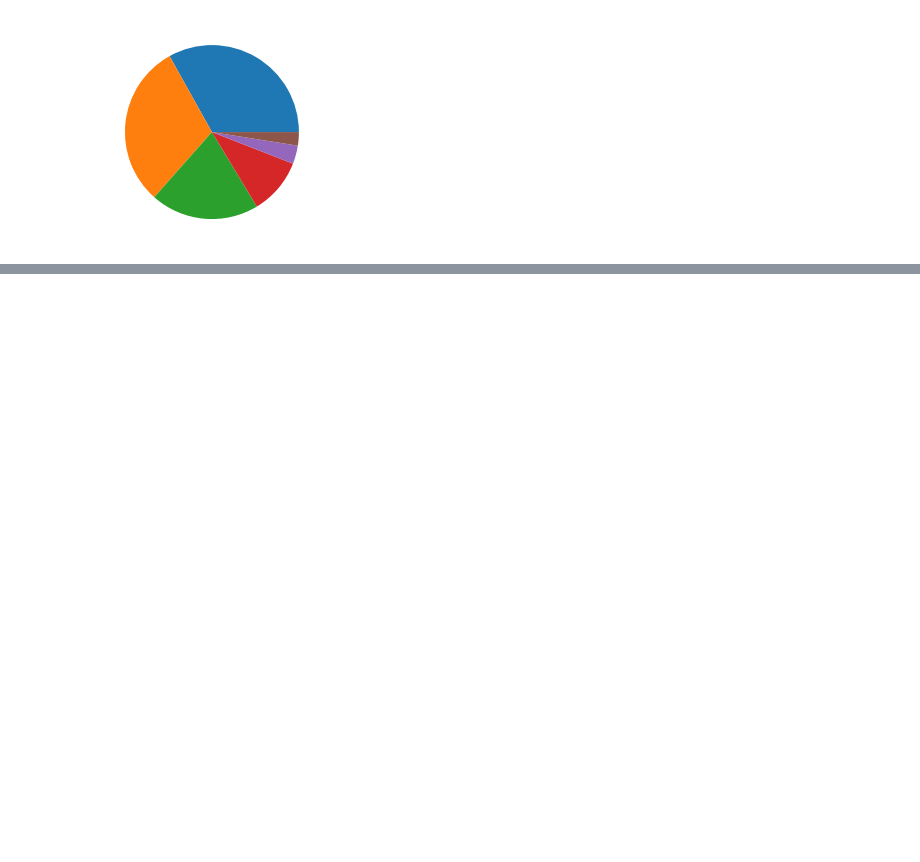
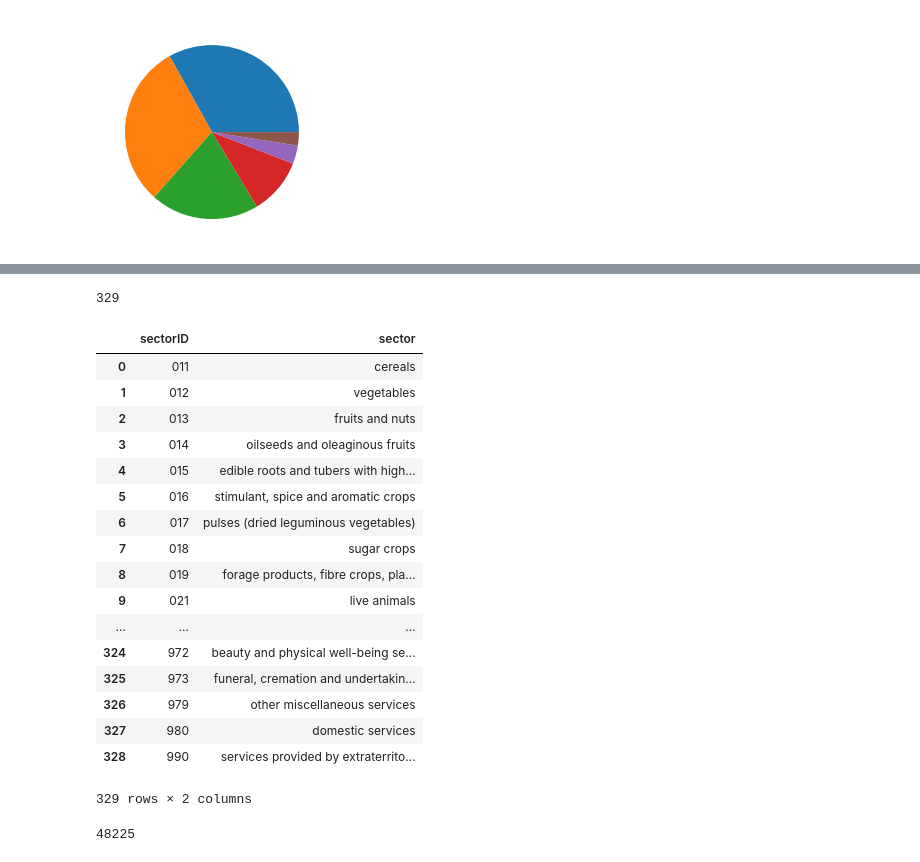
Before and after one commit to tjroginsky/CMPS-3660-Tutorial, a Jupyter notebook: Milestone2-notebook.ipynb, the cells around one changed output, grey strips where cells are left out. Drawn from its saved outputs; the diff is of its cells as text; code cells hidden in the pictures; blank space fills up the shorter version.

```diff
--- a/Milestone2-notebook.ipynb
+++ b/Milestone2-notebook.ipynb
@@ -414,0 +339,6 @@ df_trade
+# %%
+r = rq.get('https://www.globaltradealert.org/sectors')
+bisque = BeautifulSoup(r.text, 'html.parser')
+crabby = bisque.prettify()
+sector_lists = bisque.find("ul", class_="list-unstyled sector_search")
+bisque.find("ul", class_="list-unstyled sector_search")
@@ -414,0 +363,3 @@ df_trade
+# %%
+sector_li = sector_lists.find_all("li")
+sector_li
@@ -414,0 +384,37 @@ df_trade
+# %%
+len(sector_li)
+# %% [output]
+329
+# %%
+sectorIDs = []
+sectorNames = []
+
+for i in range(0, 329):
+    sectorIDs.append(sector_li[i]['id'][7:])
+    sectorNames.append(sector_li[i]['name'])
+# %%
+sector_df = pd.DataFrame({'sectorID': sectorIDs, 'sector': sectorNames})
+sector_df
+# %% [output]
+|  | sectorID | sector |
+| 0 | 011 | cereals |
+| 1 | 012 | vegetables |
+| 2 | 013 | fruits and nuts |
+| 3 | 014 | oilseeds and oleaginous fruits |
+| 4 | 015 | edible roots and tubers with high... |
+| 5 | 016 | stimulant, spice and aromatic crops |
+| 6 | 017 | pulses (dried leguminous vegetables) |
+| 7 | 018 | sugar crops |
+| 8 | 019 | forage products, fibre crops, pla... |
+| 9 | 021 | live animals |
+| ... | ... | ... |
+| 324 | 972 | beauty and physical well-being se... |
+| 325 | 973 | funeral, cremation and undertakin... |
+| 326 | 979 | other miscellaneous services |
+| 327 | 980 | domestic services |
+| 328 | 990 | services provided by extraterrito... |
+329 rows × 2 columns
+# %%
+len(df_trade['Affected Sectors'].unique())
+# %% [output]
+48225
```
Also changed, not shown: parts of 12 cells of this notebook, 2 other files.
